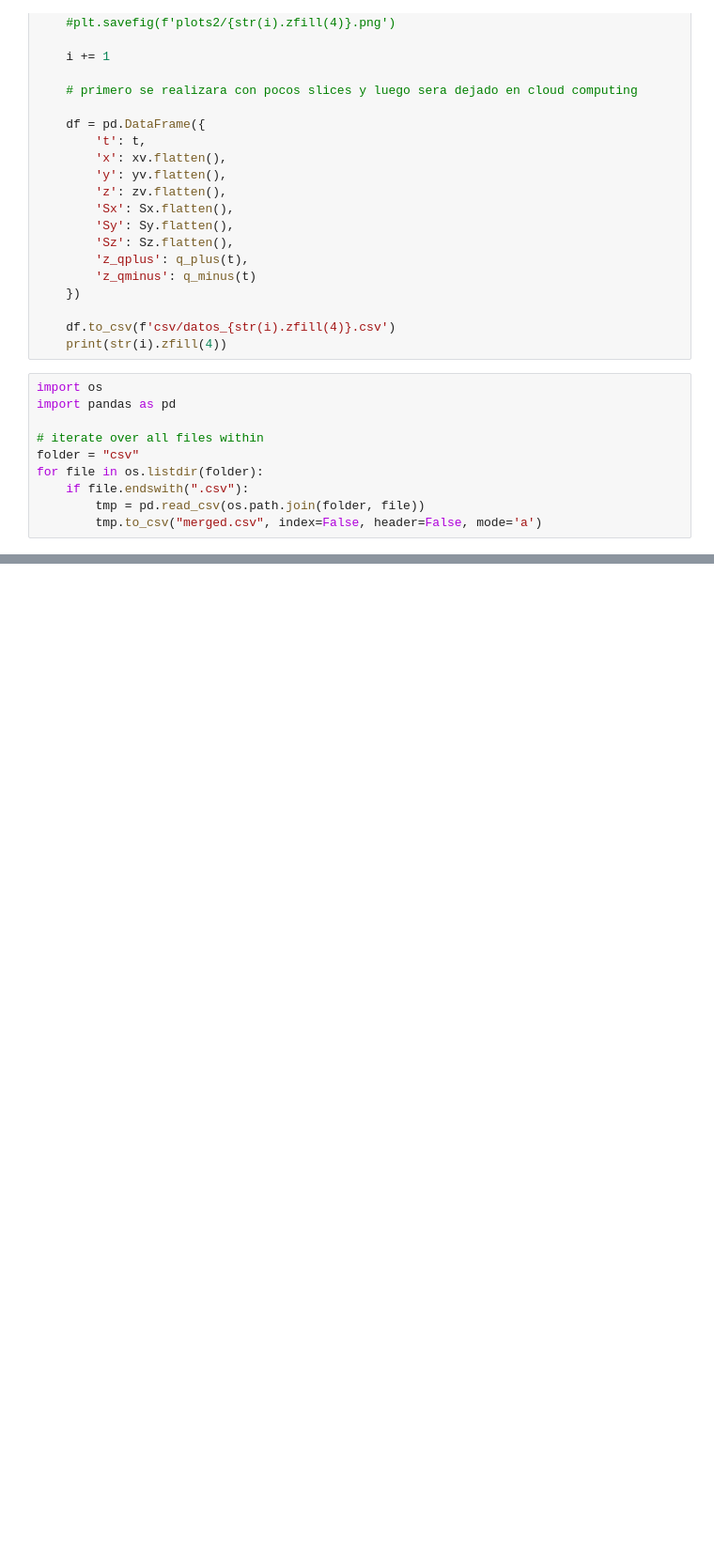
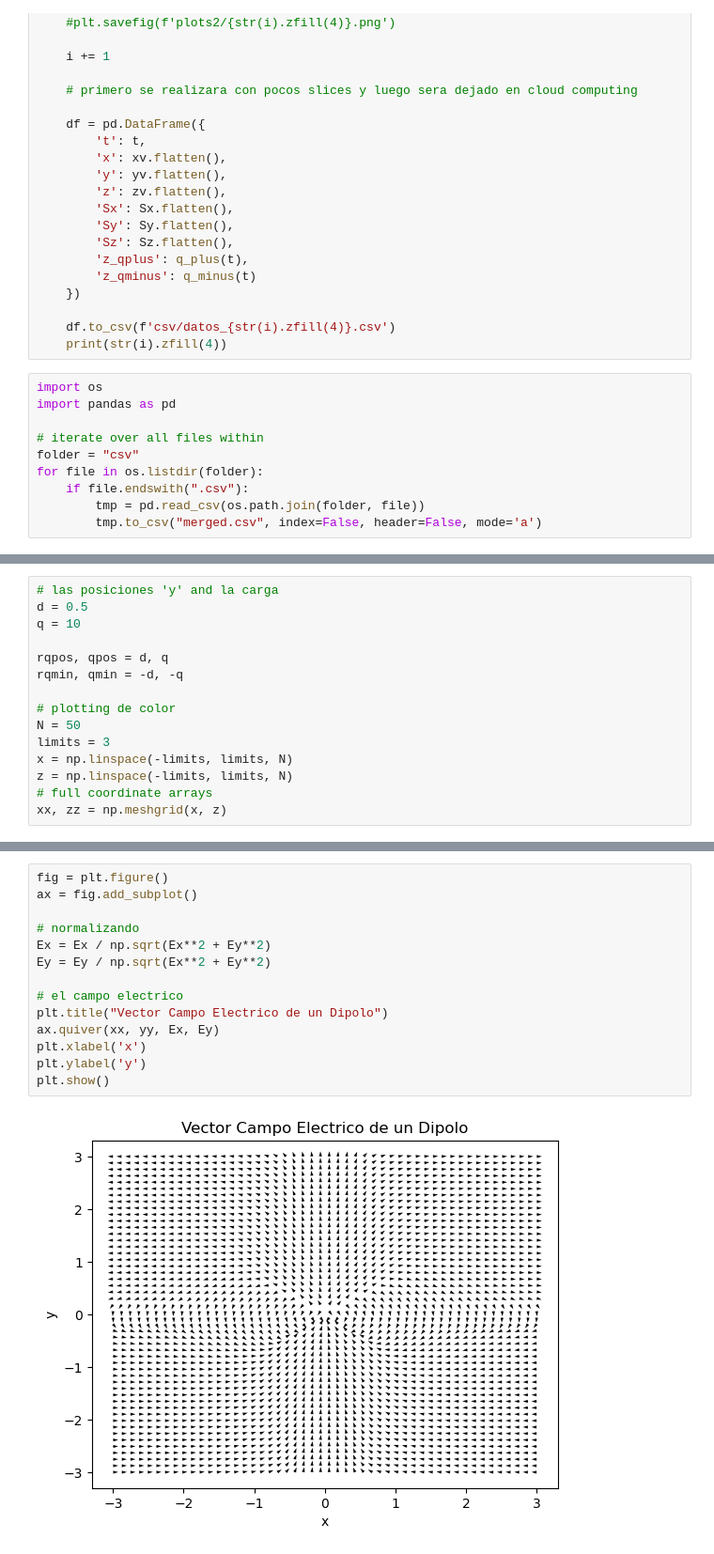
Before and after one commit to fbientrigo/learningprogamation, a Jupyter notebook: Electrodynamics/main_development.ipynb, the cells around one changed output, grey strips where cells are left out. Shown at 94% size. Drawn from its saved outputs; the diff is of its cells as text; blank space fills up the shorter version.

Commit message:
electric simulation for 2d dipole

```diff
--- a/Electrodynamics/E_discrete_charges.ipynb
+++ b/Electrodynamics/main_development.ipynb
@@ -680,0 +711,15 @@ para mejor visualización, osea pasar a los plots
+# %%
+# las posiciones 'y' and la carga
+d = 0.5
+q = 10
+
+rqpos, qpos = d, q
+rqmin, qmin = -d, -q
+
+# plotting de color
+N = 50
+limits = 3
+x = np.linspace(-limits, limits, N)
+z = np.linspace(-limits, limits, N)
+# full coordinate arrays
+xx, zz = np.meshgrid(x, z)
@@ -680,0 +768,16 @@ para mejor visualización, osea pasar a los plots
+# %%
+fig = plt.figure()
+ax = fig.add_subplot()
+
+# normalizando
+Ex = Ex / np.sqrt(Ex**2 + Ey**2)
+Ey = Ey / np.sqrt(Ex**2 + Ey**2)
+
+# el campo electrico
+plt.title("Vector Campo Electrico de un Dipolo")
+ax.quiver(xx, yy, Ex, Ey)
+plt.xlabel('x')
+plt.ylabel('y')
+plt.show()
+# %% [output]
+[figure, added]
```
Also changed, not shown: parts of 16 cells of this notebook, 41 other files.
